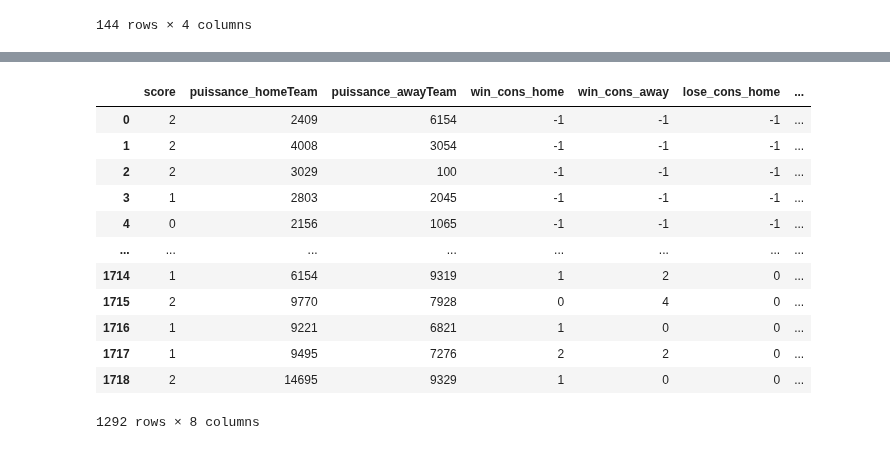
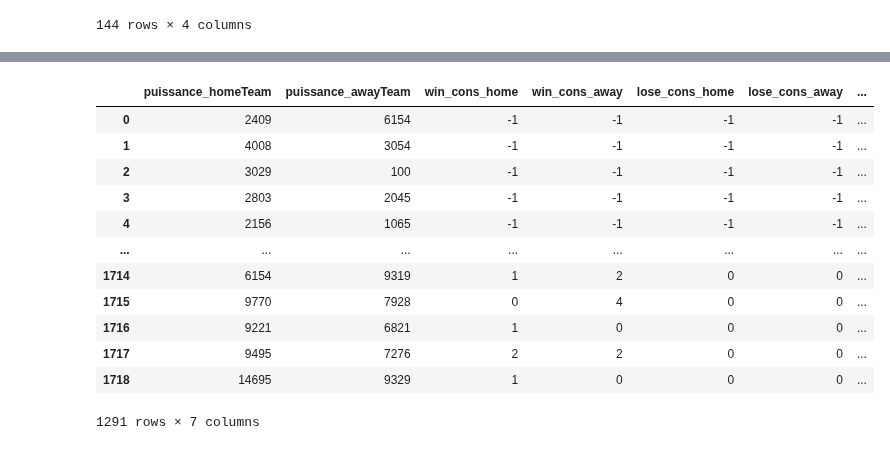
Before and after one commit to Amuthu98/projetannuel4IABD2, a Jupyter notebook: ETAPE_3/Scripts_Recup_Data/Data_API.ipynb, the cells around one changed output, grey strips where cells are left out. Drawn from its saved outputs; the diff is of its cells as text; code cells hidden in the pictures.

```diff
--- a/ETAPE_3/Scripts_Recup_Data/Data_API.ipynb
+++ b/ETAPE_3/Scripts_Recup_Data/Data_API.ipynb
@@ -130,6 +129,8 @@ def winner(score):
         winner=1
     if (winner==" 'AWAY_TEAM'"):
         winner=2
+    if (winner==" None"):
+        winner=None
 
     return winner
 # %% [markdown]
@@ -303,22 +304,22 @@ df_final
 1292 rows × 10 columns
 # %%
-columns=["score","puissance_homeTeam","puissance_awayTeam",
+columns=["puissance_homeTeam","puissance_awayTeam",
          "win_cons_home","win_cons_away","lose_cons_home","lose_cons_away","score"]
 df_final_data=df_final[columns]
 df_final_data=df_final_data.dropna()
 df_final_data
 # %% [output]
-|  | score | puissance_homeTeam | puissance_awayTeam | win_cons_home | win_cons_away | lose_cons_home | ... |
-| 0 | 2 | 2409 | 6154 | -1 | -1 | -1 | ... |
-| 1 | 2 | 4008 | 3054 | -1 | -1 | -1 | ... |
-| 2 | 2 | 3029 | 100 | -1 | -1 | -1 | ... |
-| 3 | 1 | 2803 | 2045 | -1 | -1 | -1 | ... |
-| 4 | 0 | 2156 | 1065 | -1 | -1 | -1 | ... |
+|  | puissance_homeTeam | puissance_awayTeam | win_cons_home | win_cons_away | lose_cons_home | lose_cons_away | ... |
+| 0 | 2409 | 6154 | -1 | -1 | -1 | -1 | ... |
+| 1 | 4008 | 3054 | -1 | -1 | -1 | -1 | ... |
+| 2 | 3029 | 100 | -1 | -1 | -1 | -1 | ... |
+| 3 | 2803 | 2045 | -1 | -1 | -1 | -1 | ... |
+| 4 | 2156 | 1065 | -1 | -1 | -1 | -1 | ... |
 | ... | ... | ... | ... | ... | ... | ... | ... |
-| 1714 | 1 | 6154 | 9319 | 1 | 2 | 0 | ... |
-| 1715 | 2 | 9770 | 7928 | 0 | 4 | 0 | ... |
-| 1716 | 1 | 9221 | 6821 | 1 | 0 | 0 | ... |
-| 1717 | 1 | 9495 | 7276 | 2 | 2 | 0 | ... |
-| 1718 | 2 | 14695 | 9329 | 1 | 0 | 0 | ... |
+| 1714 | 6154 | 9319 | 1 | 2 | 0 | 0 | ... |
+| 1715 | 9770 | 7928 | 0 | 4 | 0 | 0 | ... |
+| 1716 | 9221 | 6821 | 1 | 0 | 0 | 0 | ... |
+| 1717 | 9495 | 7276 | 2 | 2 | 0 | 0 | ... |
+| 1718 | 14695 | 9329 | 1 | 0 | 0 | 0 | ... |
-1292 rows × 8 columns
+1291 rows × 7 columns
 # %%
```
Also changed, not shown: parts of 5 cells of this notebook.
